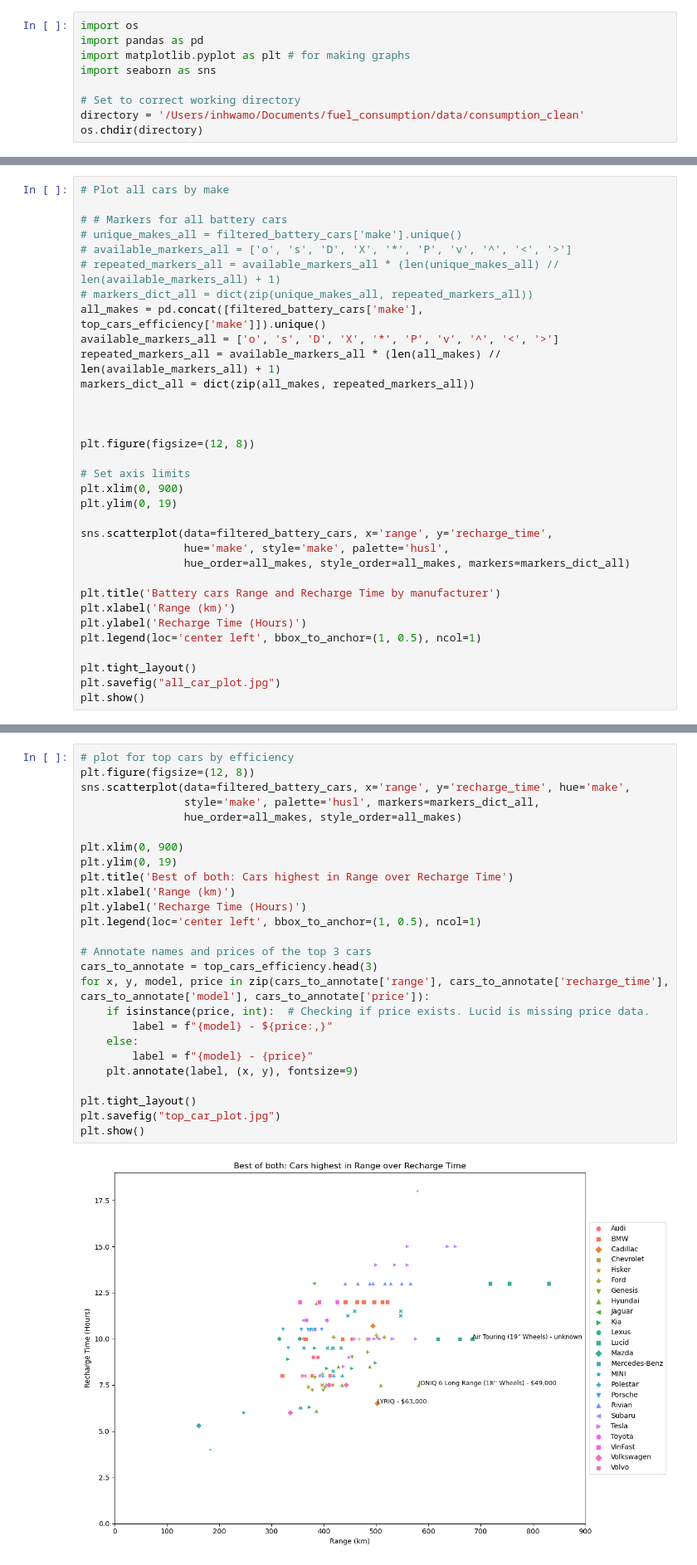
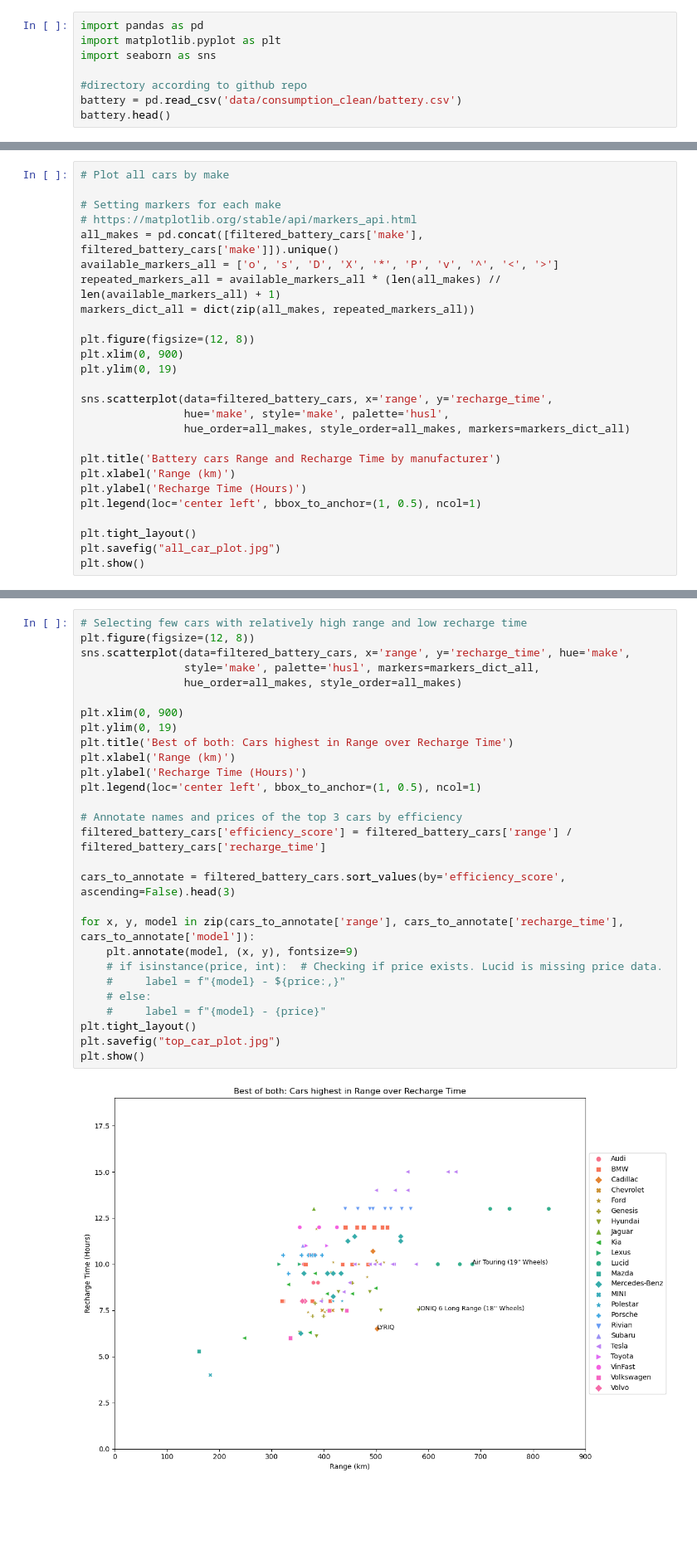
Before and after one commit to inhwamo/datajam2023, a Jupyter notebook: data/consumption_clean/batterynb.ipynb, the cells around one changed output, grey strips where cells are left out. Shown: that part at 83% size. Saved outputs shown, nothing was run; the diff lists cells and outputs as text; blank space fills up the shorter version.

```diff
--- a/data/consumption_clean/batterynb.ipynb
+++ b/data/consumption_clean/batterynb.ipynb
@@ -3,9 +7,8 @@
 # %%
-import os
 import pandas as pd
-import matplotlib.pyplot as plt # for making graphs
+import matplotlib.pyplot as plt
 import seaborn as sns
 
-# Set to correct working directory
-directory = '/Users/inhwamo/Documents/fuel_consumption/data/consumption_clean'
-os.chdir(directory)
+#directory according to github repo
+battery = pd.read_csv('data/consumption_clean/battery.csv')
+battery.head()
@@ -74,21 +83,14 @@ No artists with labels found to put in legend.  Note that artists whose label st
 # %%
 # Plot all cars by make
 
-# # Markers for all battery cars
-# unique_makes_all = filtered_battery_cars['make'].unique()
-# available_markers_all = ['o', 's', 'D', 'X', '*', 'P', 'v', '^', '<', '>']
-# repeated_markers_all = available_markers_all * (len(unique_makes_all) // len(available_markers_all) + 1)
-# markers_dict_all = dict(zip(unique_makes_all, repeated_markers_all))
-all_makes = pd.concat([filtered_battery_cars['make'], top_cars_efficiency['make']]).unique()
+# Setting markers for each make
+# https://matplotlib.org/stable/api/markers_api.html
+all_makes = pd.concat([filtered_battery_cars['make'], filtered_battery_cars['make']]).unique()
 available_markers_all = ['o', 's', 'D', 'X', '*', 'P', 'v', '^', '<', '>']
 repeated_markers_all = available_markers_all * (len(all_makes) // len(available_markers_all) + 1)
 markers_dict_all = dict(zip(all_makes, repeated_markers_all))
 
-
-
 plt.figure(figsize=(12, 8))
-
-# Set axis limits
 plt.xlim(0, 900)
 plt.ylim(0, 19)
 
@@ -137,33 +139,35 @@ plt.show()
 # %% [markdown]
 ## Range over recharge time
 # %%
-# plot for top cars by efficiency
+# Selecting few cars with relatively high range and low recharge time
 plt.figure(figsize=(12, 8))
 sns.scatterplot(data=filtered_battery_cars, x='range', y='recharge_time', hue='make',
                 style='make', palette='husl', markers=markers_dict_all,
                 hue_order=all_makes, style_order=all_makes)
 
 plt.xlim(0, 900)
 plt.ylim(0, 19)
 plt.title('Best of both: Cars highest in Range over Recharge Time')
 plt.xlabel('Range (km)')
 plt.ylabel('Recharge Time (Hours)')
 plt.legend(loc='center left', bbox_to_anchor=(1, 0.5), ncol=1)
 
-# Annotate names and prices of the top 3 cars
-cars_to_annotate = top_cars_efficiency.head(3)
-for x, y, model, price in zip(cars_to_annotate['range'], cars_to_annotate['recharge_time'], cars_to_annotate['model'], cars_to_annotate['price']):
-    if isinstance(price, int):  # Checking if price exists. Lucid is missing price data.
-        label = f"{model} - ${price:,}"
-    else:
-        label = f"{model} - {price}"
-    plt.annotate(label, (x, y), fontsize=9)
+# Annotate names and prices of the top 3 cars by efficiency
+filtered_battery_cars['efficiency_score'] = filtered_battery_cars['range'] / filtered_battery_cars['recharge_time']
 
+cars_to_annotate = filtered_battery_cars.sort_values(by='efficiency_score', ascending=False).head(3)
+
+for x, y, model in zip(cars_to_annotate['range'], cars_to_annotate['recharge_time'], cars_to_annotate['model']):
+    plt.annotate(model, (x, y), fontsize=9)
+    # if isinstance(price, int):  # Checking if price exists. Lucid is missing price data.
+    #     label = f"{model} - ${price:,}"
+    # else:
+    #     label = f"{model} - {price}"
 plt.tight_layout()
 plt.savefig("top_car_plot.jpg")
 plt.show()
 # %% [output]
-[figure, old version]
+[figure, new version]
 # %% [markdown]
 ## Best cars
 # %%
```
Also changed, not shown: parts of 14 cells of this notebook, 19 other files.
